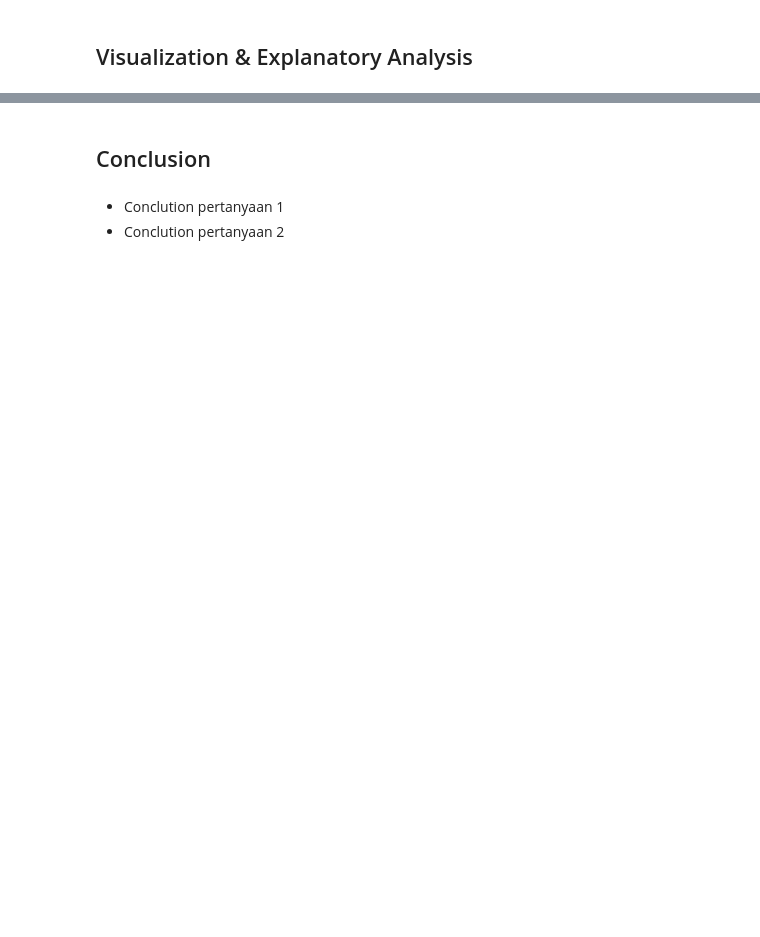
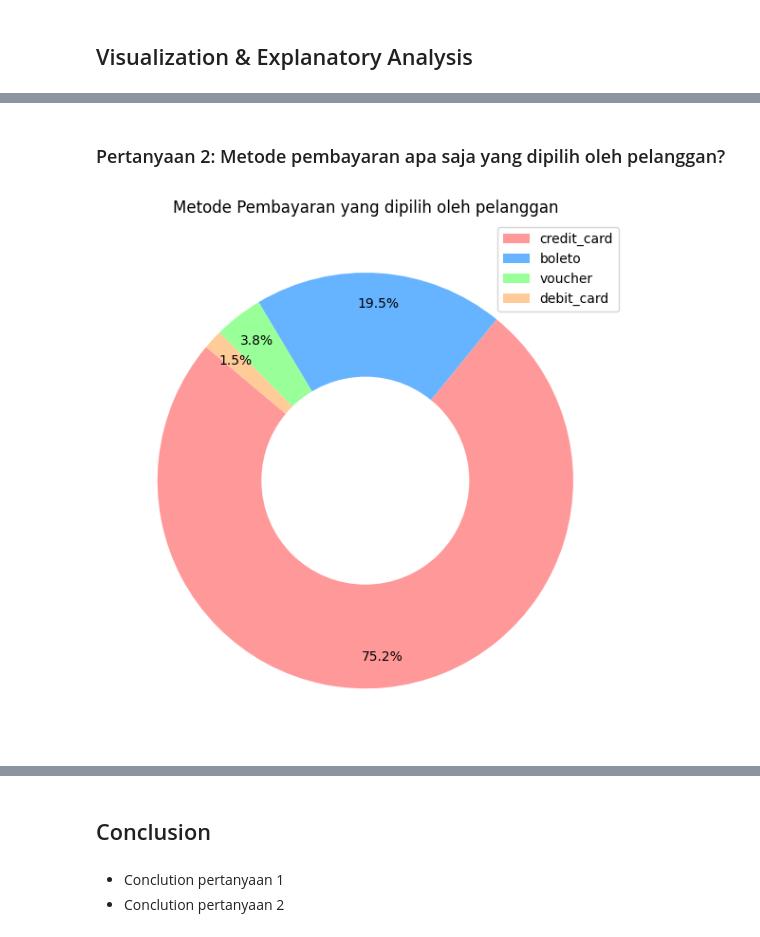
Before and after one commit to OscOkt021/dicoding-submission-data-analyst, a Jupyter notebook: submission/Proyek_Analisis_Data.ipynb, the cells around one changed output, grey strips where cells are left out. Cells and saved outputs as stored; diff of their text form; code cells hidden in the pictures; blank space fills up the shorter version.

```diff
--- a/submission/Proyek_Analisis_Data.ipynb
+++ b/submission/Proyek_Analisis_Data.ipynb
@@ -847,0 +933,4 @@ plt.show()
+# %%
+payments_type_count =  order_payments_df.groupby(by='payment_type').order_id.nunique().sort_values(ascending=False).reset_index().head(10)
+
+payments_type_count
@@ -853,0 +1069,22 @@ plt.show()
+# %% [markdown]
+### Pertanyaan 2: Metode pembayaran apa saja yang dipilih oleh pelanggan?
+# %%
+colors = ['#ff9999','#66b3ff','#99ff99','#ffcc99','#c2c2f0']
+
+payments_type_count = payments_type_count[payments_type_count['payment_type'] != 'not_defined']
+
+plt.figure(figsize=(10, 6))
+plt.pie(payments_type_count['order_id'],  colors=colors, autopct='%1.1f%%', startangle=140, pctdistance=0.85)
+
+centre_circle = plt.Circle((0,0),0.50,fc='white')
+fig = plt.gcf()
+fig.gca().add_artist(centre_circle)
+
+plt.title('Metode Pembayaran yang dipilih oleh pelanggan')
+
+plt.legend(payments_type_count['payment_type'], loc="best")
+plt.tight_layout()
+
+plt.show()
+# %% [output]
+[figure, added]
```
Also changed, not shown: parts of 37 cells of this notebook, 1 other file.
